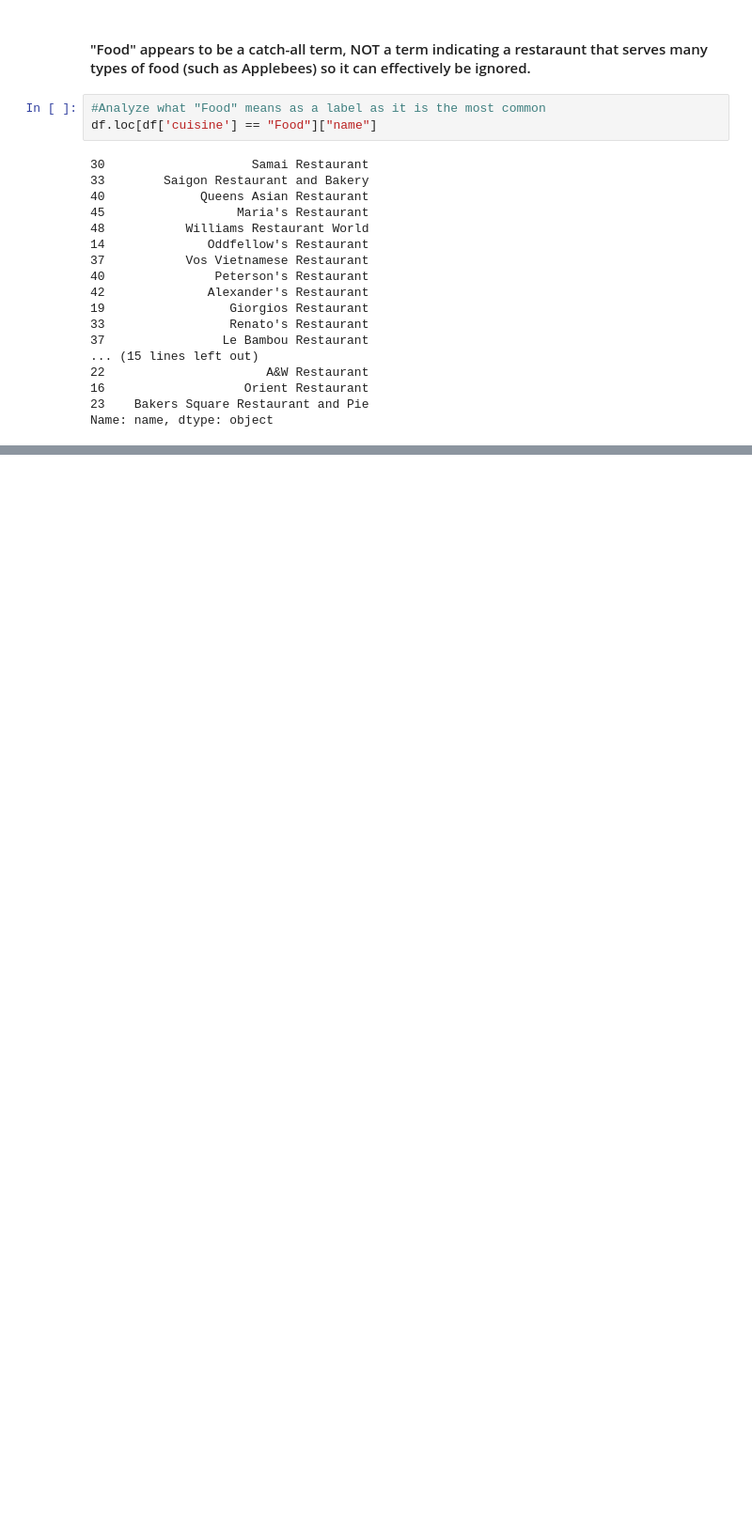
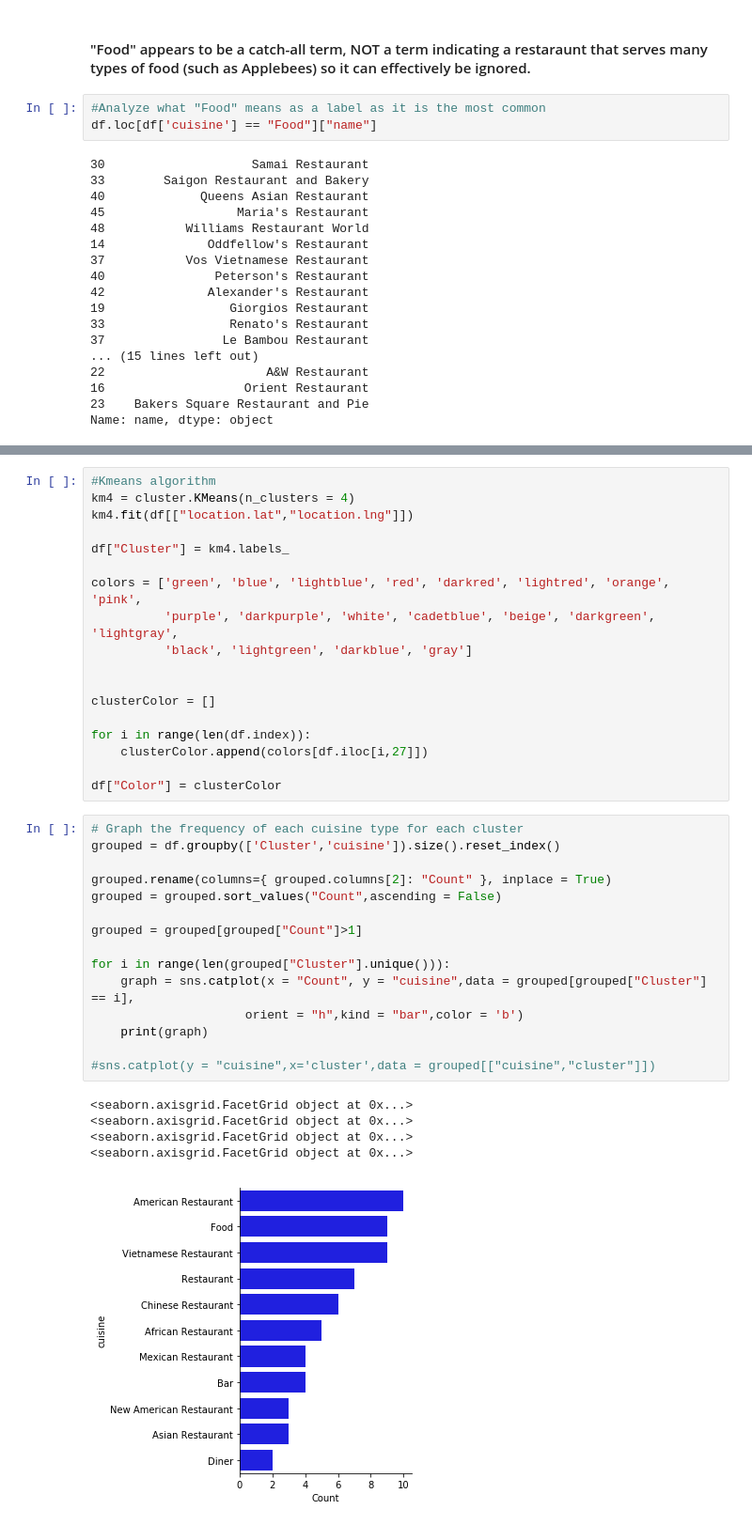
Before and after one commit to Jwychor/Applied_Data_Science_Capstone, a Jupyter notebook: Capstone_Location_Project.ipynb, the cells around one changed output, grey strips where cells are left out. Shown at 94% size. Drawn from its saved outputs; the diff is of its cells as text; blank space fills up the shorter version.

```diff
--- a/Capstone_Location_Project.ipynb
+++ b/Capstone_Location_Project.ipynb
@@ -141,0 +171,39 @@ mnMap
+# %%
+#Kmeans algorithm
+km4 = cluster.KMeans(n_clusters = 4)
+km4.fit(df[["location.lat","location.lng"]])
+
+df["Cluster"] = km4.labels_
+
+colors = ['green', 'blue', 'lightblue', 'red', 'darkred', 'lightred', 'orange', 'pink',
+          'purple', 'darkpurple', 'white', 'cadetblue', 'beige', 'darkgreen', 'lightgray',
+          'black', 'lightgreen', 'darkblue', 'gray']
+
+
+clusterColor = []
+
+for i in range(len(df.index)):
+    clusterColor.append(colors[df.iloc[i,27]])
+
+df["Color"] = clusterColor
+# %%
+# Graph the frequency of each cuisine type for each cluster
+grouped = df.groupby(['Cluster','cuisine']).size().reset_index()
+
+grouped.rename(columns={ grouped.columns[2]: "Count" }, inplace = True)
+grouped = grouped.sort_values("Count",ascending = False)
+
+grouped = grouped[grouped["Count"]>1]
+
+for i in range(len(grouped["Cluster"].unique())):
+    graph = sns.catplot(x = "Count", y = "cuisine",data = grouped[grouped["Cluster"] == i],
+                     orient = "h",kind = "bar",color = 'b')
+    print(graph)
+
+#sns.catplot(y = "cuisine",x='cluster',data = grouped[["cuisine","cluster"]])
+# %% [output]
+<seaborn.axisgrid.FacetGrid object at 0x...>
+<seaborn.axisgrid.FacetGrid object at 0x...>
+<seaborn.axisgrid.FacetGrid object at 0x...>
+<seaborn.axisgrid.FacetGrid object at 0x...>
+[figure, added]
```
Also changed, not shown: parts of 4 cells of this notebook.
